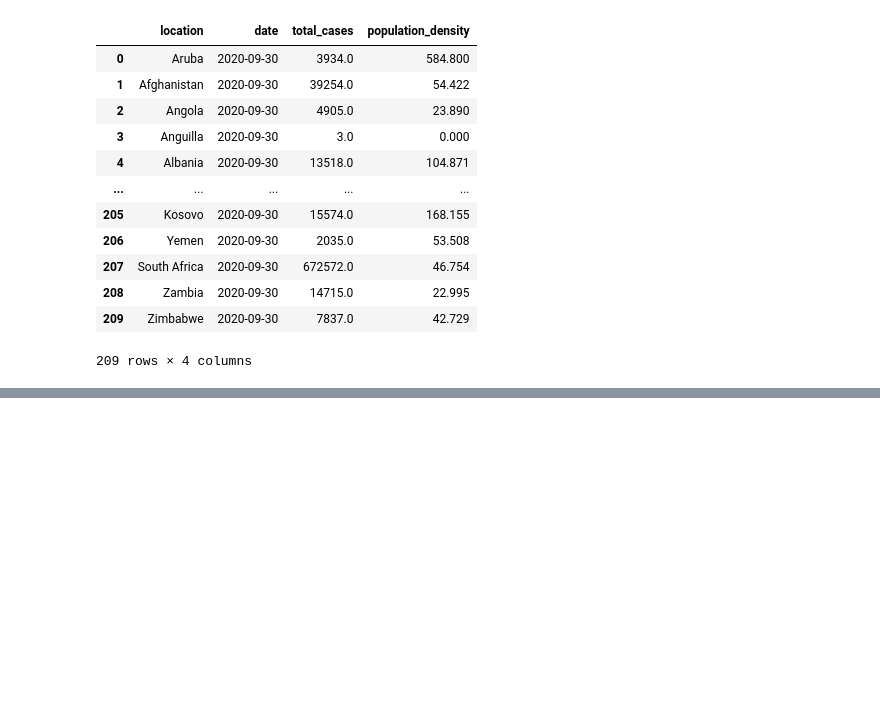
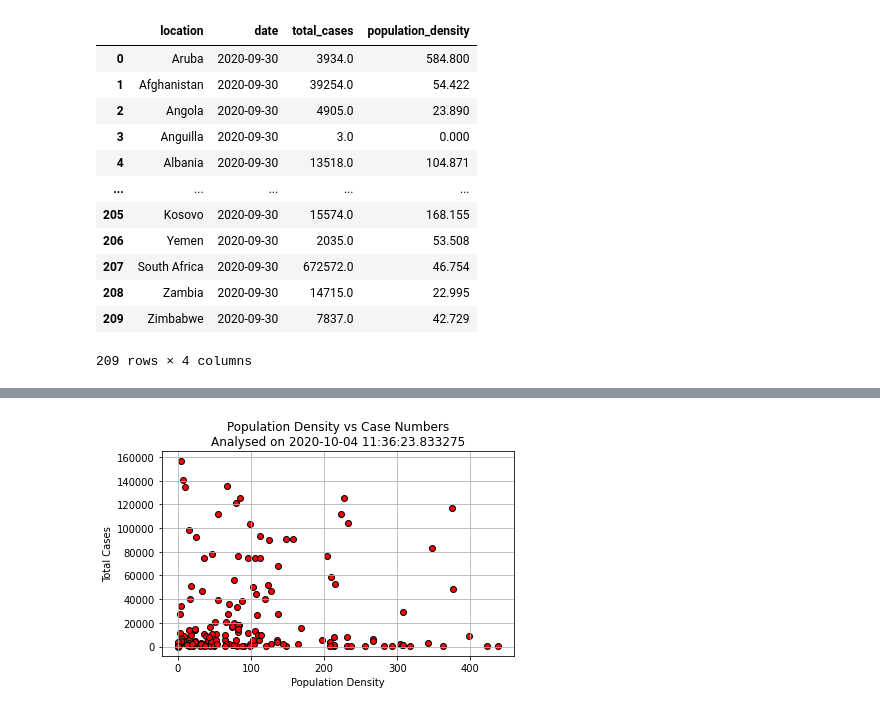
Before and after one commit to skumble27/COVID-19-Causation, a Jupyter notebook: sumukh_kumble/skprojectDraft4.ipynb, the cells around one changed output, grey strips where cells are left out. Drawn from its saved outputs; the diff is of its cells as text; code cells hidden in the pictures; blank space fills up the shorter version.

```diff
--- a/sumukh_kumble/skprojectDraft4.ipynb
+++ b/sumukh_kumble/skprojectDraft4.ipynb
@@ -205,0 +293,19 @@ clean_pop_density_case
+# %%
+# Outliers for Total Cases
+quartile_t = clean_pop_density_case['total_cases'].quantile([0.25,0.5,0.75])
+
+# First Quartile
+Q1_t = quartile_t[0.25]
+
+# Third Quartile
+Q3_t = quartile_t[0.75]
+
+# Interquartile Range
+IQR_t = Q3_t-Q1_t
+
+# Upper and Lower Bound Values
+lower_bound_t = Q1_t - (IQR_t * 1.5)
+upper_bound_t = Q3_t + (IQR_t * 1.5)
+
+# Outlier values
+outliers_t = y_total_cases.loc[(y_total_cases<lower_bound_t)|(y_total_cases>upper_bound_t)]
@@ -205,0 +336,10 @@ clean_pop_density_case
+# %%
+# Removing Outlier Countries
+no_outlier_df = clean_pop_density_case[
+    (clean_pop_density_case['total_cases']>lower_bound_t) &
+    (clean_pop_density_case['total_cases']<upper_bound_t) &
+    (clean_pop_density_case['population_density']>lower_bound_p)&
+    (clean_pop_density_case['population_density']<upper_bound_p)
+    ]
+
+no_outlier_df
@@ -205,0 +360,16 @@ clean_pop_density_case
+# %%
+# Scatter Plot after removing Outliers
+x_pop_density_no_outlier = no_outlier_df['population_density']
+y_total_cases_no_outlier = no_outlier_df['total_cases']
+
+fig1, ax1 = plt.subplots()
+ax1.set_title(f'Population Density vs Case Numbers\nAnalysed on {current_time}')
+ax1.set_ylabel(f'Total Cases')
+ax1.set_xlabel(f'Population Density')
+ax1.scatter(x_pop_density_no_outlier,y_total_cases_no_outlier, edgecolors='#000000', c='#ff0000')
+ax1.grid(True)
+fig1.tight_layout()
+plt.savefig('..\Images\population_den_total_cases_noOutlier.png')
+plt.show()
+# %% [output]
+[figure, added]
```
Also changed, not shown: parts of 10 cells of this notebook, 2 other files.
